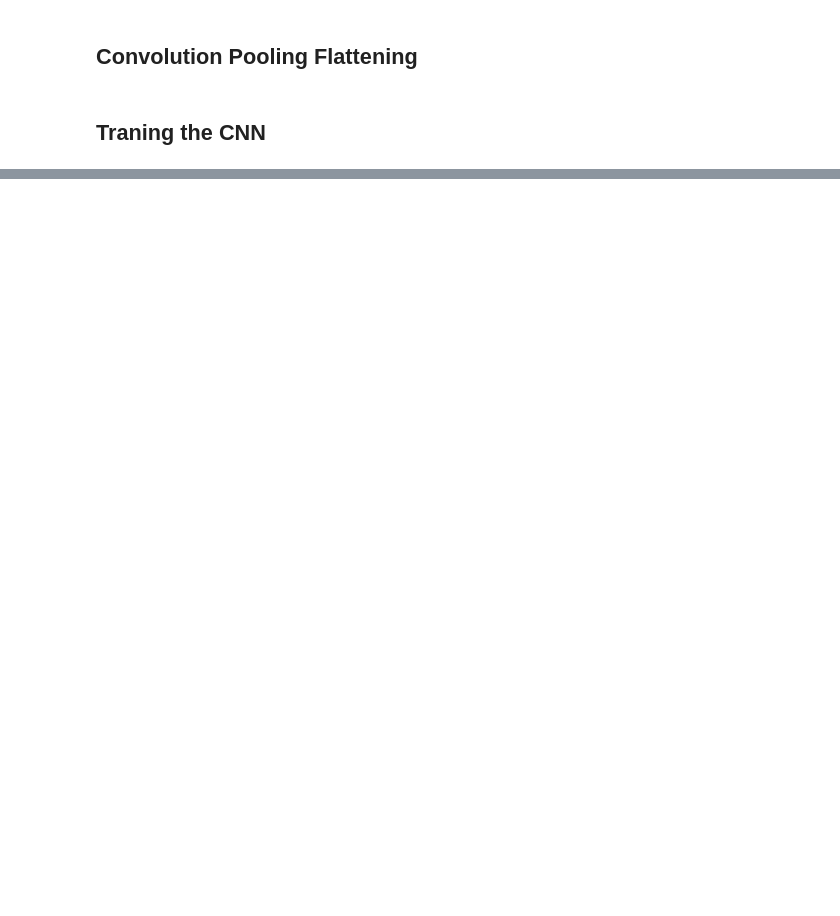
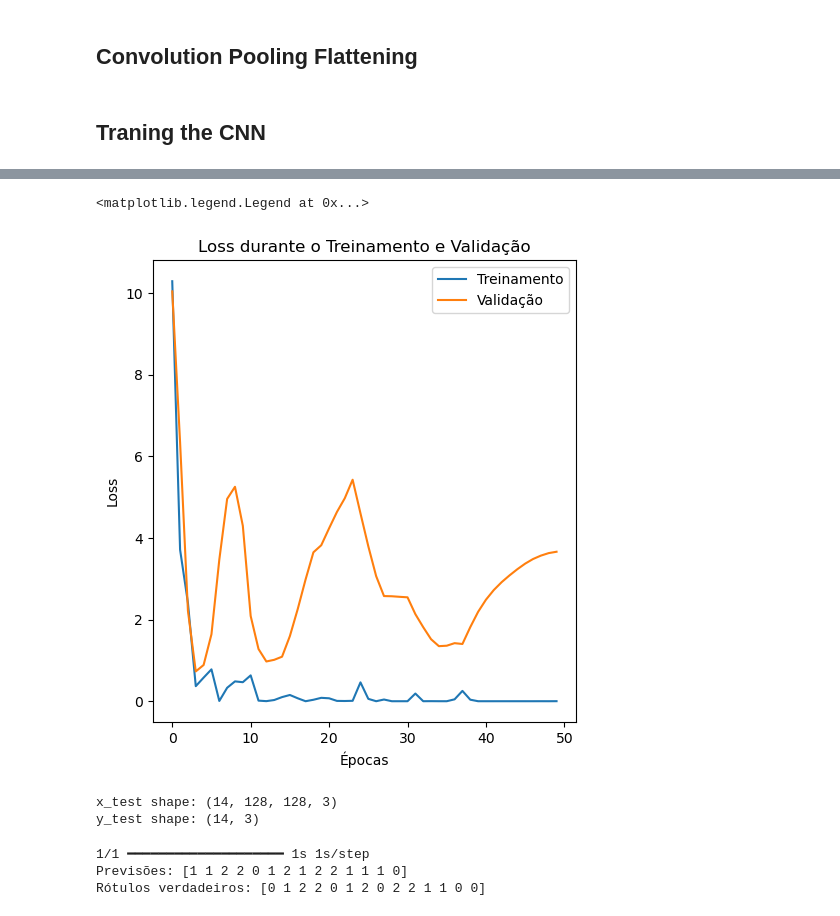
Before and after one commit to GabCosNev/Projetos, a Jupyter notebook: Reconhecimento de Imagem/CNN.ipynb, the cells around one changed output, grey strips where cells are left out. Drawn from its saved outputs; the diff is of its cells as text; code cells hidden in the pictures; blank space fills up the shorter version.

```diff
--- a/Reconhecimento de Imagem/CNN.ipynb
+++ b/Reconhecimento de Imagem/CNN.ipynb
@@ -104,0 +124,50 @@ print(precision)
+# %%
+# Plotando Loss
+plt.figure(figsize=(12, 6))
+plt.subplot(1, 2, 1)
+plt.plot(history.history['loss'], label='Treinamento')
+plt.plot(history.history['val_loss'], label='Validação')
+plt.title('Loss durante o Treinamento e Validação')
+plt.xlabel('Épocas')
+plt.ylabel('Loss')
+plt.legend()
+# %% [output]
+<matplotlib.legend.Legend at 0x...>
+[figure, added]
+# %%
+# Inicializar x_test e y_test como listas vazias
+x_test = []
+y_test = []
+
+# Percorrer o gerador de teste para obter os dados
+for images, labels in test_set:  # test_set é o gerador de teste
+    x_test.extend(images)        # Adicionar imagens
+    y_test.extend(labels)        # Adicionar rótulos
+
+    # Parar quando todos os dados forem carregados
+    if len(x_test) >= test_set.samples:
+        break
+
+# Converter listas em arrays numpy
+x_test = np.array(x_test)
+y_test = np.array(y_test)
+
+print(f"x_test shape: {x_test.shape}")
+print(f"y_test shape: {y_test.shape}")
+# %% [output]
+x_test shape: (14, 128, 128, 3)
+y_test shape: (14, 3)
+# %%
+# Fazer previsões
+y_pred_prob = model.predict(x_test)  # Previsões em forma de probabilidades
+
+# Converter probabilidades para classes
+y_pred_classes = np.argmax(y_pred_prob, axis=1)  # Para múltiplas classes (softmax)
+y_test_classes = np.argmax(y_test, axis=1)       # Converter y_test de one-hot para classes
+
+print(f"Previsões: {y_pred_classes}")
+print(f"Rótulos verdadeiros: {y_test_classes}")
+# %% [output]
+1/1 ━━━━━━━━━━━━━━━━━━━━ 1s 1s/step
+Previsões: [1 1 2 2 0 1 2 1 2 2 1 1 1 0]
+Rótulos verdadeiros: [0 1 2 2 0 1 2 0 2 2 1 1 0 0]
```
Also changed, not shown: parts of 19 cells of this notebook.
